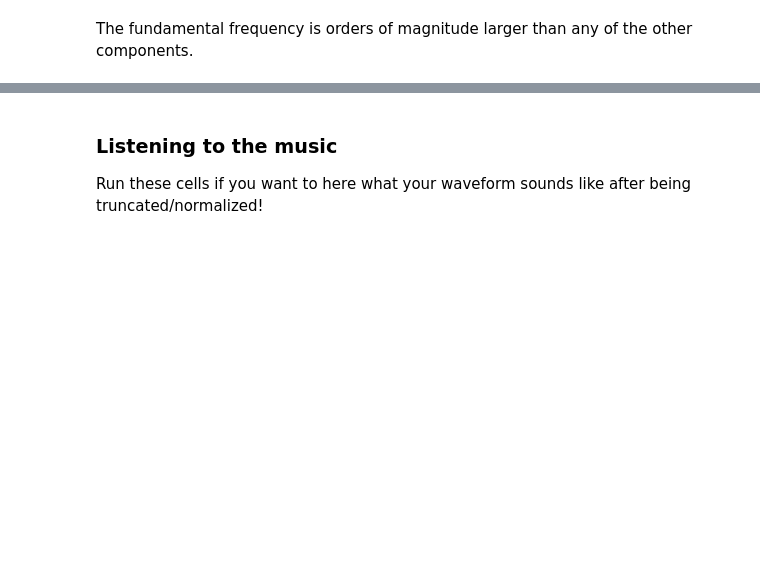
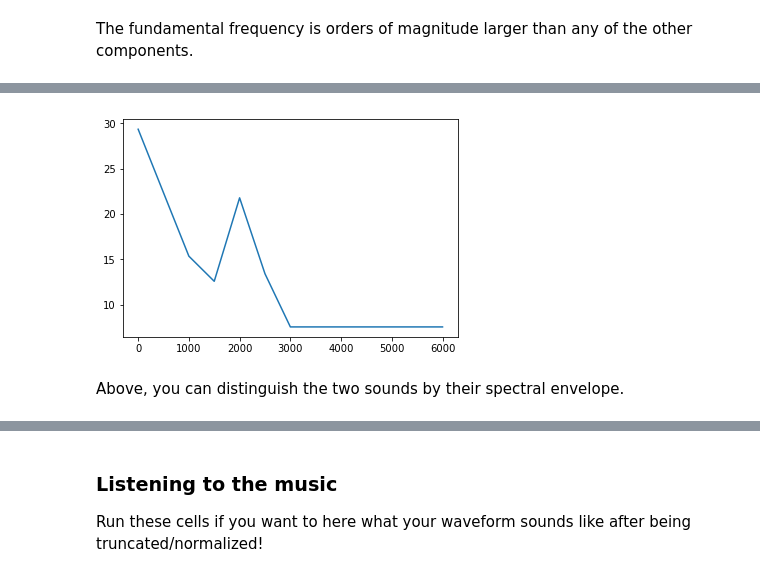
Before and after one commit to dxczhao/daniel-projects, a Jupyter notebook: Quantifying timbre/Predicting timbre by fft.ipynb, the cells around one changed output, grey strips where cells are left out. Drawn from its saved outputs; the diff is of its cells as text; code cells hidden in the pictures; blank space fills up the shorter version.

```diff
--- a/Quantifying timbre/Predicting timbre by fft.ipynb
+++ b/Quantifying timbre/Predicting timbre by fft.ipynb
@@ -68,0 +80,7 @@ plt.show()
+# %%
+plt.plot([1, 500, 1000, 1500, 2000, 2500, 3000, 3500, 4000, 4500, 5000, 5500, 5999], interpolated2)
+plt.show()
+# %% [output]
+[figure, added]
+# %% [markdown]
+Above, you can distinguish the two sounds by their spectral envelope.
```
Also changed, not shown: parts of 11 cells of this notebook, 1 other file.
